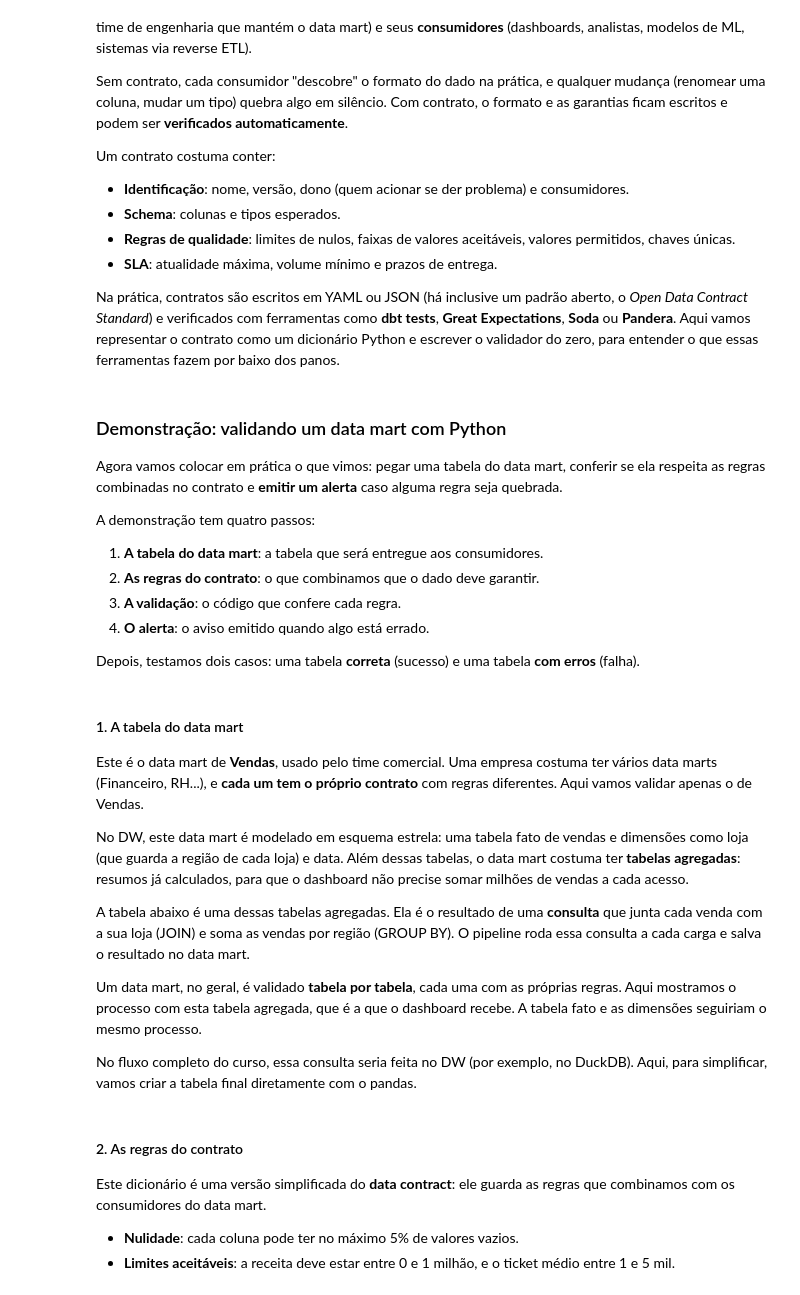
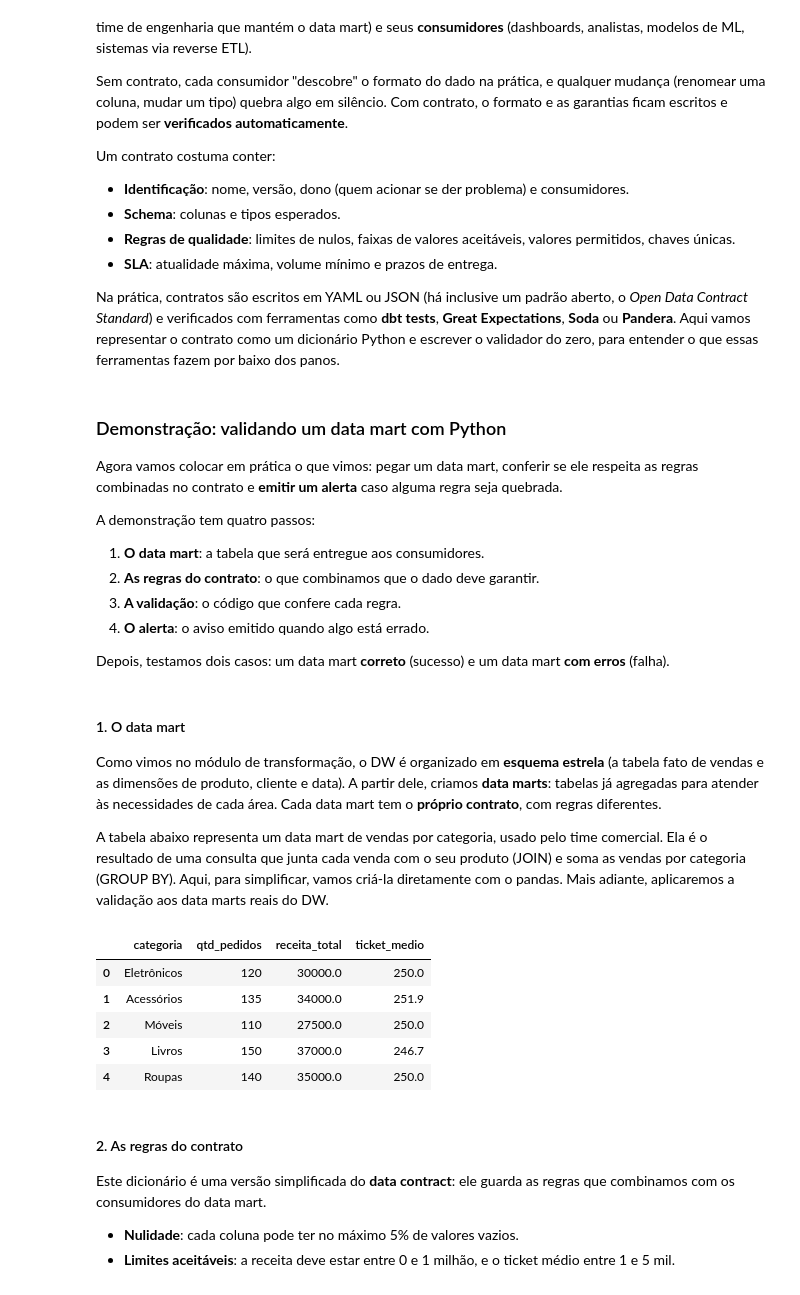
Before and after one commit to ladata-ufs/XII-SEMAC-ENGENHARIA-DADOS-DATA-WAREHOUSING, a Jupyter notebook: notebooks/D2/modulo_04_serving_analytics_and_ML.ipynb, the cells around one changed output. Saved outputs shown, nothing was run; the diff lists cells and outputs as text; code cells hidden in the pictures.

```diff
--- a/notebooks/D2/modulo_04_serving_analytics_and_ML.ipynb
+++ b/notebooks/D2/modulo_04_serving_analytics_and_ML.ipynb
@@ -990,12 +993,12 @@ Na prática, contratos são escritos em YAML ou JSON (há inclusive um padrão a
 # %% [markdown]
 ### Demonstração: validando um data mart com Python
 
-Agora vamos colocar em prática o que vimos: pegar uma tabela do data mart, conferir se ela respeita as regras combinadas no contrato e **emitir um alerta** caso alguma regra seja quebrada.
+Agora vamos colocar em prática o que vimos: pegar um data mart, conferir se ele respeita as regras combinadas no contrato e **emitir um alerta** caso alguma regra seja quebrada.
 
 A demonstração tem quatro passos:
-1. **A tabela do data mart**: a tabela que será entregue aos consumidores.
+1. **O data mart**: a tabela que será entregue aos consumidores.
 2. **As regras do contrato**: o que combinamos que o dado deve garantir.
 3. **A validação**: o código que confere cada regra.
 4. **O alerta**: o aviso emitido quando algo está errado.
 
-Depois, testamos dois casos: uma tabela **correta** (sucesso) e uma tabela **com erros** (falha).
+Depois, testamos dois casos: um data mart **correto** (sucesso) e um data mart **com erros** (falha).
@@ -1002,26 +1009,27 @@ Depois, testamos dois casos: uma tabela **correta** (sucesso) e uma tabela **com
 # %% [markdown]
-#### 1. A tabela do data mart
+#### 1. O data mart
 
-Este é o data mart de **Vendas**, usado pelo time comercial. Uma empresa costuma ter vários data marts (Financeiro, RH...), e **cada um tem o próprio contrato** com regras diferentes. Aqui vamos validar apenas o de Vendas.
+Como vimos no módulo de transformação, o DW é organizado em **esquema estrela** (a tabela fato de vendas e as dimensões de produto, cliente e data). A partir dele, criamos **data marts**: tabelas já agregadas para atender às necessidades de cada área. Cada data mart tem o **próprio contrato**, com regras diferentes.
 
-No DW, este data mart é modelado em esquema estrela: uma tabela fato de vendas e dimensões como loja (que guarda a região de cada loja) e data. Além dessas tabelas, o data mart costuma ter **tabelas agregadas**: resumos já calculados, para que o dashboard não precise somar milhões de vendas a cada acesso.
-
-A tabela abaixo é uma dessas tabelas agregadas. Ela é o resultado de uma **consulta** que junta cada venda com a sua loja (JOIN) e soma as vendas por região (GROUP BY). O pipeline roda essa consulta a cada carga e salva o resultado no data mart.
-
-Um data mart, no geral, é validado **tabela por tabela**, cada uma com as próprias regras. Aqui mostramos o processo com esta tabela agregada, que é a que o dashboard recebe. A tabela fato e as dimensões seguiriam o mesmo processo.
-
-No fluxo completo do curso, essa consulta seria feita no DW (por exemplo, no DuckDB). Aqui, para simplificar, vamos criar a tabela final diretamente com o pandas.
+A tabela abaixo representa um data mart de vendas por categoria, usado pelo time comercial. Ela é o resultado de uma consulta que junta cada venda com o seu produto (JOIN) e soma as vendas por categoria (GROUP BY). Aqui, para simplificar, vamos criá-la diretamente com o pandas. Mais adiante, aplicaremos a validação aos data marts reais do DW.
 # %%
 import pandas as pd
 
 data_mart = pd.DataFrame({
-    "regiao":        ["Norte", "Nordeste", "Centro-Oeste", "Sudeste", "Sul"],
+    "categoria":     ["Eletrônicos", "Acessórios", "Móveis", "Livros", "Roupas"],
     "qtd_pedidos":   [120, 135, 110, 150, 140],
     "receita_total": [30000.0, 34000.0, 27500.0, 37000.0, 35000.0],
     "ticket_medio":  [250.0, 251.9, 250.0, 246.7, 250.0],
 })
 
 data_mart
+# %% [output]
+|  | categoria | qtd_pedidos | receita_total | ticket_medio |
+| 0 | Eletrônicos | 120 | 30000.0 | 250.0 |
+| 1 | Acessórios | 135 | 34000.0 | 251.9 |
+| 2 | Móveis | 110 | 27500.0 | 250.0 |
+| 3 | Livros | 150 | 37000.0 | 246.7 |
+| 4 | Roupas | 140 | 35000.0 | 250.0 |
 # %% [markdown]
 #### 2. As regras do contrato
 
```
Also changed, not shown: parts of 15 cells of this notebook.
